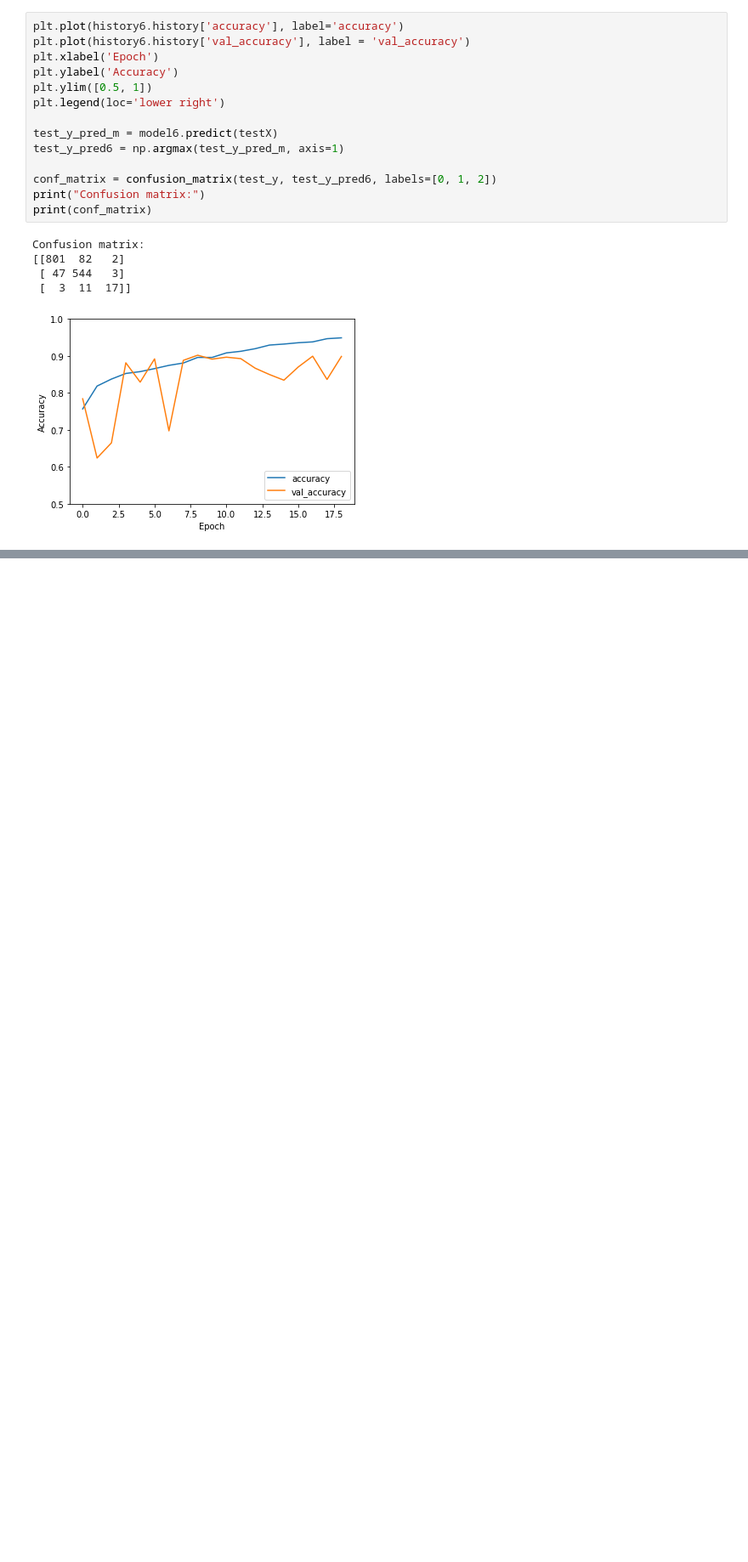
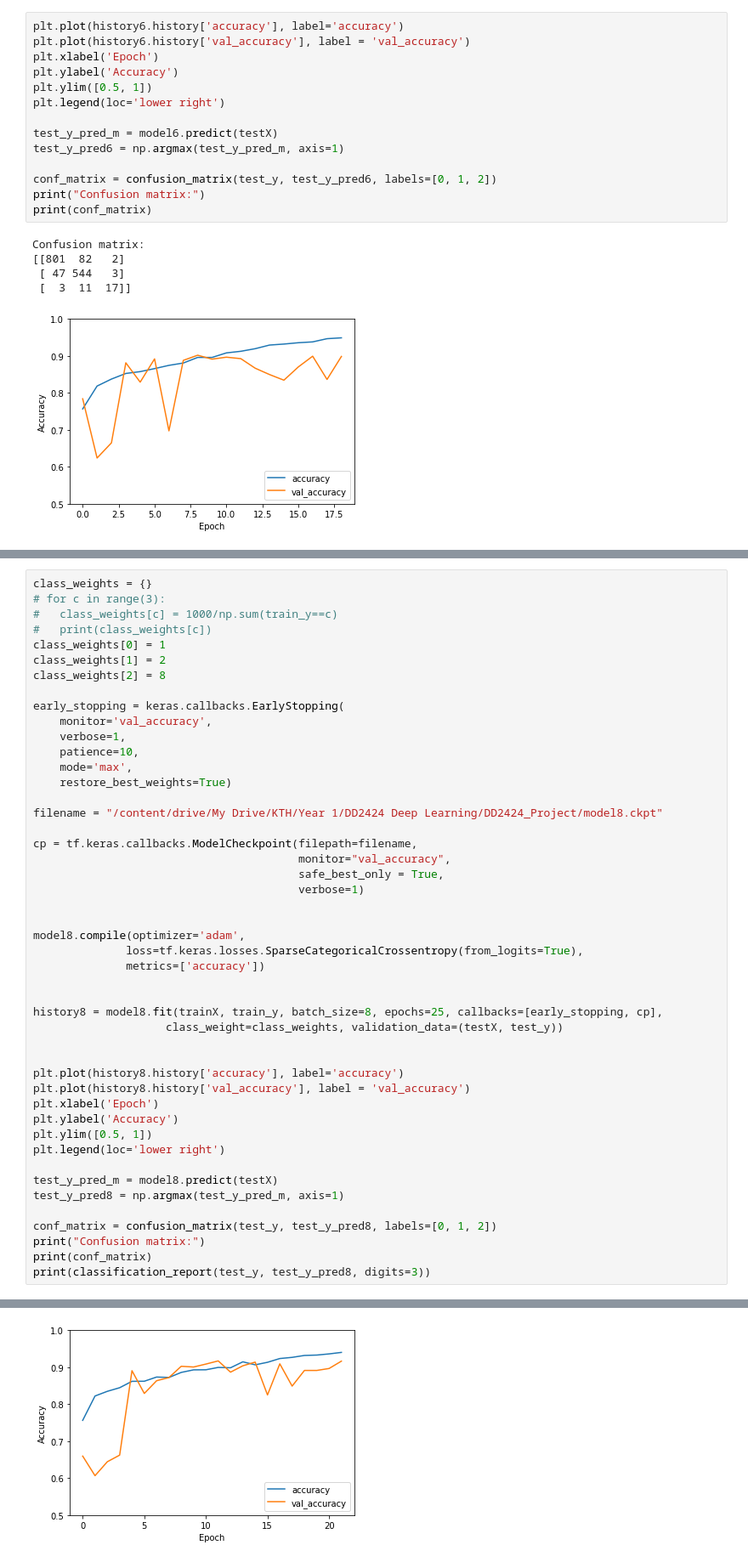
Before and after one commit to mimilazarova/DD2424-covid-xray-project, a Jupyter notebook: playground_colab_mimi.ipynb, the cells around one changed output, grey strips where cells are left out. Shown at 85% size. Saved outputs shown, nothing was run; the diff lists cells and outputs as text; blank space fills up the shorter version.

```diff
--- a/playground_colab_mimi.ipynb
+++ b/playground_colab_mimi.ipynb
@@ -417,0 +675,48 @@ Confusion matrix:
+# %%
+class_weights = {}
+# for c in range(3):
+#   class_weights[c] = 1000/np.sum(train_y==c)
+#   print(class_weights[c])
+class_weights[0] = 1
+class_weights[1] = 2
+class_weights[2] = 8
+
+early_stopping = keras.callbacks.EarlyStopping(
+    monitor='val_accuracy',
+    verbose=1,
+    patience=10,
+    mode='max',
+    restore_best_weights=True)
+
+filename = "/content/drive/My Drive/KTH/Year 1/DD2424 Deep Learning/DD2424_Project/model8.ckpt"
+
+cp = tf.keras.callbacks.ModelCheckpoint(filepath=filename,
+                                        monitor="val_accuracy",
+                                        safe_best_only = True,
+                                        verbose=1)
+
+
+model8.compile(optimizer='adam',
+              loss=tf.keras.losses.SparseCategoricalCrossentropy(from_logits=True),
+              metrics=['accuracy'])
+
+
+history8 = model8.fit(trainX, train_y, batch_size=8, epochs=25, callbacks=[early_stopping, cp],
+                    class_weight=class_weights, validation_data=(testX, test_y))
+
+
+plt.plot(history8.history['accuracy'], label='accuracy')
+plt.plot(history8.history['val_accuracy'], label = 'val_accuracy')
+plt.xlabel('Epoch')
+plt.ylabel('Accuracy')
+plt.ylim([0.5, 1])
+plt.legend(loc='lower right')
+
+test_y_pred_m = model8.predict(testX)
+test_y_pred8 = np.argmax(test_y_pred_m, axis=1)
+
+conf_matrix = confusion_matrix(test_y, test_y_pred8, labels=[0, 1, 2])
+print("Confusion matrix:")
+print(conf_matrix)
+print(classification_report(test_y, test_y_pred8, digits=3))
+# %% [output]
@@ -417,0 +740 @@ Confusion matrix:
+[figure, added]
```
Also changed, not shown: parts of 11 cells of this notebook.
